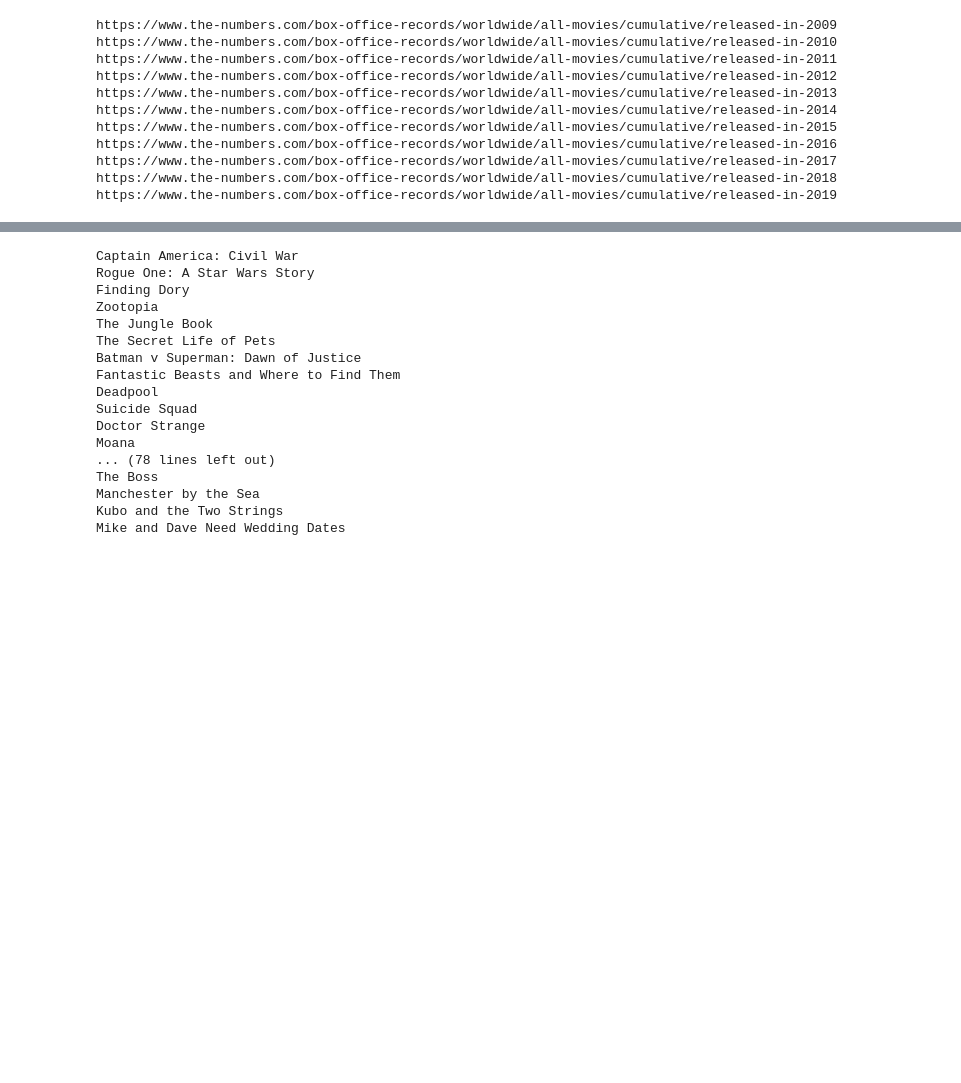
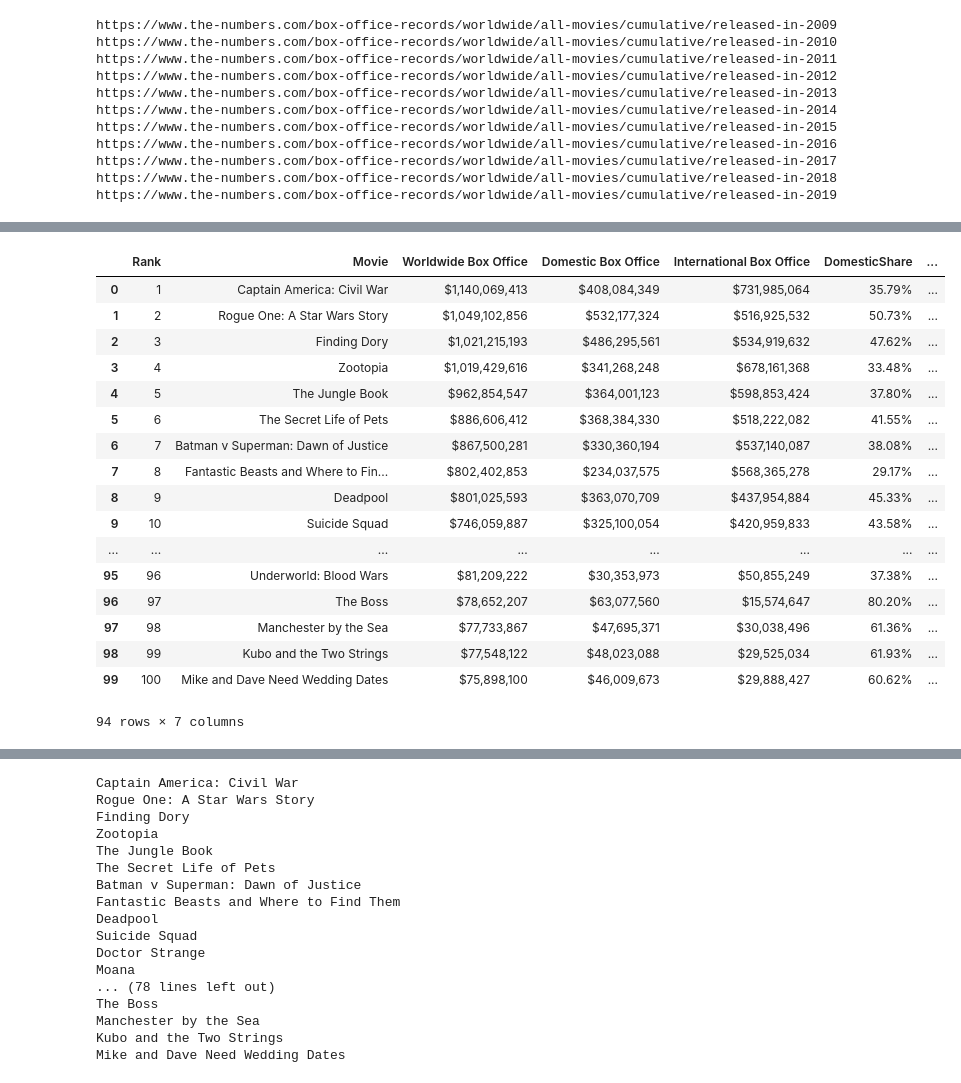
Before and after one commit to ColinMaloney/movies, a Jupyter notebook: movie_grossing.ipynb, the cells around one changed output, grey strips where cells are left out. Saved outputs shown, nothing was run; the diff lists cells and outputs as text; code cells hidden in the pictures; blank space fills up the shorter version.

```diff
--- a/movie_grossing.ipynb
+++ b/movie_grossing.ipynb
@@ -92,8 +90,9 @@ url = f'https://www.the-numbers.com/box-office-records/worldwide/all-movies/cumu
 # %%
 year = 2016
+url = f'https://www.the-numbers.com/box-office-records/worldwide/all-movies/cumulative/released-in-{year}'
 headers = {'User-Agent': 'Mozilla/5.0 (Macintosh; Intel Mac OS X 10_10_1) AppleWebKit/537.36 (KHTML, like Gecko) Chrome/39.0.2171.95 Safari/537.36'}
 
 html = requests.get(url, headers=headers) # avoid the 403
-yearly_df = pd.read_html(html.text)[1]
+yearly2016_df = pd.read_html(html.text)[1]
 # %%
-yearly_df['year'] = year
+yearly2016_df['year'] = year
@@ -119,0 +99,23 @@ yearly_df.head(50)
+# %%
+yearly2016_df.dropna(inplace=True)
+# %%
+yearly2016_df
+# %% [output]
+|  | Rank | Movie | Worldwide Box Office | Domestic Box Office | International Box Office | DomesticShare | ... |
+| 0 | 1 | Captain America: Civil War | $1,140,069,413 | $408,084,349 | $731,985,064 | 35.79% | ... |
+| 1 | 2 | Rogue One: A Star Wars Story | $1,049,102,856 | $532,177,324 | $516,925,532 | 50.73% | ... |
+| 2 | 3 | Finding Dory | $1,021,215,193 | $486,295,561 | $534,919,632 | 47.62% | ... |
+| 3 | 4 | Zootopia | $1,019,429,616 | $341,268,248 | $678,161,368 | 33.48% | ... |
+| 4 | 5 | The Jungle Book | $962,854,547 | $364,001,123 | $598,853,424 | 37.80% | ... |
+| 5 | 6 | The Secret Life of Pets | $886,606,412 | $368,384,330 | $518,222,082 | 41.55% | ... |
+| 6 | 7 | Batman v Superman: Dawn of Justice | $867,500,281 | $330,360,194 | $537,140,087 | 38.08% | ... |
+| 7 | 8 | Fantastic Beasts and Where to Fin... | $802,402,853 | $234,037,575 | $568,365,278 | 29.17% | ... |
+| 8 | 9 | Deadpool | $801,025,593 | $363,070,709 | $437,954,884 | 45.33% | ... |
+| 9 | 10 | Suicide Squad | $746,059,887 | $325,100,054 | $420,959,833 | 43.58% | ... |
+| ... | ... | ... | ... | ... | ... | ... | ... |
+| 95 | 96 | Underworld: Blood Wars | $81,209,222 | $30,353,973 | $50,855,249 | 37.38% | ... |
+| 96 | 97 | The Boss | $78,652,207 | $63,077,560 | $15,574,647 | 80.20% | ... |
+| 97 | 98 | Manchester by the Sea | $77,733,867 | $47,695,371 | $30,038,496 | 61.36% | ... |
+| 98 | 99 | Kubo and the Two Strings | $77,548,122 | $48,023,088 | $29,525,034 | 61.93% | ... |
+| 99 | 100 | Mike and Dave Need Wedding Dates | $75,898,100 | $46,009,673 | $29,888,427 | 60.62% | ... |
+94 rows × 7 columns
```
Also changed, not shown: parts of 8 cells of this notebook.
